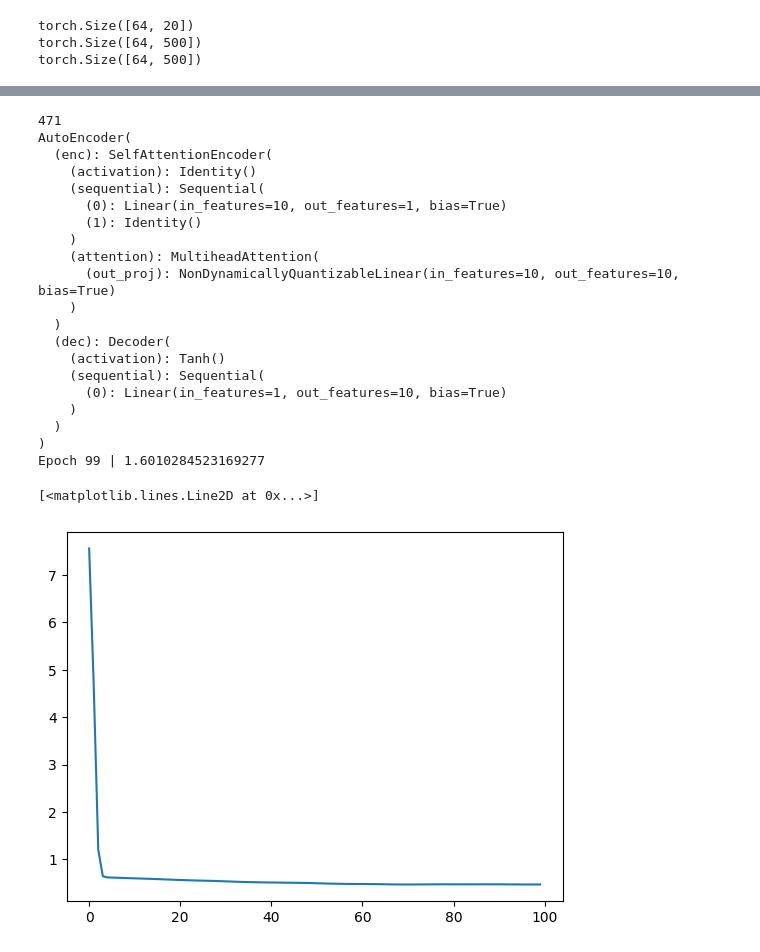
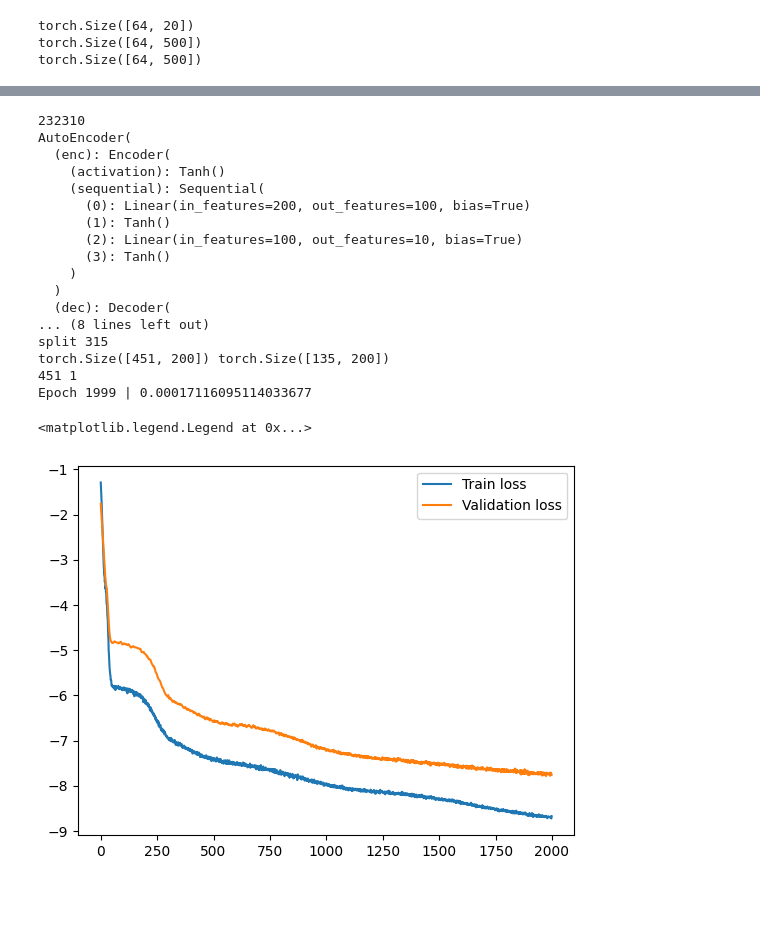
Before and after one commit to julianvanmeggelen/Thesis, a Jupyter notebook: BasicAutoEncoder/BasicAutoEncoder.ipynb, the cells around one changed output, grey strips where cells are left out. Saved outputs shown, nothing was run; the diff lists cells and outputs as text; code cells hidden in the pictures; blank space fills up the shorter version.

```diff
--- a/BasicAutoEncoder/BasicAutoEncoder.ipynb
+++ b/BasicAutoEncoder/BasicAutoEncoder.ipynb
@@ -18,7 +19,7 @@ The autoreload extension is already loaded. To reload it, use:
 #Test
 input_dim = 500
 factor_dim = 20
-enc = SelfAttentionEncoder(hidden_dim = [input_dim, 200, 100, factor_dim])
+enc = Encoder(hidden_dim = [input_dim, 200, 100, factor_dim])
 X = torch.randn(64, input_dim)
 res = enc.forward(X)
 print(res.shape)
@@ -72,7 +54,9 @@ def simulateVar(x0, delta, lamda, T, mu, omega):
         residuals = np.random.multivariate_normal(mu,omega)
         xt = delta + lamda @ res[-1] + residuals
         res.append(xt)
-    return np.array(res)
+    y = np.array(res)
+    y= (y-y.min(axis=0))/(y.max(axis=0)-y.min(axis=0))
+    return y
 
 def simulateRandomVar(k, T=100, warmup=0.1):
     D = np.diag(np.random.uniform(0,1, size=(k))) #eigenvalues
@@ -86,6 +70,7 @@ def simulateRandomVar(k, T=100, warmup=0.1):
     res = simulateVar(x0,delta,lamda,T,mu,omega)
     return res[int(0.1*T):]
 # %%
-sim = simulateRandomVar(10,T=10000)
+d = 200
+sim = simulateRandomVar(d,T=500)
 plt.plot(sim);
 # %% [output]
@@ -93,38 +78,39 @@ plt.plot(sim);
 # %%
-x = torch.from_numpy(sim).float()
-dataLoader = torch.utils.data.DataLoader(x, batch_size=256, shuffle=False)
-input_dim = 10
-factor_dim = 1
-enc = SelfAttentionEncoder(hidden_dim = [input_dim, factor_dim], activation=nn.Identity()) #fully linear
-dec = Decoder(hidden_dim = [factor_dim, input_dim])
+X = torch.from_numpy(sim).float()
+input_dim = d
+factor_dim = 10
+enc = Encoder(hidden_dim = [input_dim, 100, factor_dim], activation=nn.Tanh(), lastLayerLinear=False)
+dec = Decoder(hidden_dim = [factor_dim, 1000, input_dim], activation=nn.Tanh())
 model = AutoEncoder(enc, dec)
 print(get_trainable_params(model))
 print(model)
-loss_hist = train(X=dataLoader, model=model, n_epoch=100, optimizer=optim.Adam, criterion=nn.MSELoss(), lr=0.02)
-plt.plot(np.log(loss_hist))
+#criterion = OrthoLoss(enc=enc,alpha=10)
+criterion = nn.MSELoss()
+train_hist = train(X=X, model=model, n_epoch=2000, optimizer=optim.Adam, criterion=criterion, lr=0.0001, use_val=True, val_split = 0.3, batch_size=256)
+#plt.plot(np.log(train_hist['loss']))
+plt.plot(np.log(train_hist['loss']), label = 'Train loss')
+plt.plot(np.log(train_hist['val_loss']), label='Validation loss')
+plt.legend()
 # %% [output]
-471
+232310
 AutoEncoder(
-  (enc): SelfAttentionEncoder(
-    (activation): Identity()
+  (enc): Encoder(
+    (activation): Tanh()
     (sequential): Sequential(
-      (0): Linear(in_features=10, out_features=1, bias=True)
-      (1): Identity()
-    )
-    (attention): MultiheadAttention(
-      (out_proj): NonDynamicallyQuantizableLinear(in_features=10, out_features=10, bias=True)
+      (0): Linear(in_features=200, out_features=100, bias=True)
+      (1): Tanh()
+      (2): Linear(in_features=100, out_features=10, bias=True)
+      (3): Tanh()
     )
   )
   (dec): Decoder(
-    (activation): Tanh()
-    (sequential): Sequential(
-      (0): Linear(in_features=1, out_features=10, bias=True)
-    )
-  )
-)
-Epoch 99 | 1.6010284523169277
+... (8 lines left out)
+split 315
+torch.Size([451, 200]) torch.Size([135, 200])
+451 1
+Epoch 1999 | 0.00017116095114033677
-[<matplotlib.lines.Line2D at 0x...>]
+<matplotlib.legend.Legend at 0x...>
-[figure, old version]
+[figure, new version]
 # %%
 #plot factors
 plt.figure(figsize=(15,3))
```
Also changed, not shown: parts of 13 cells of this notebook, 27 other files.
